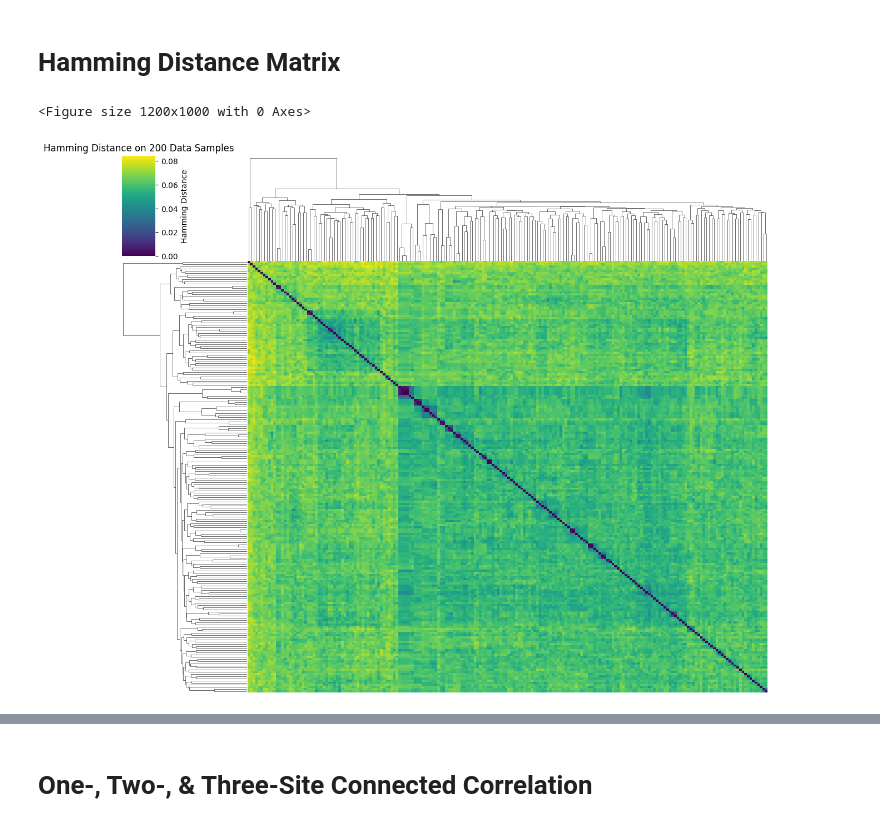
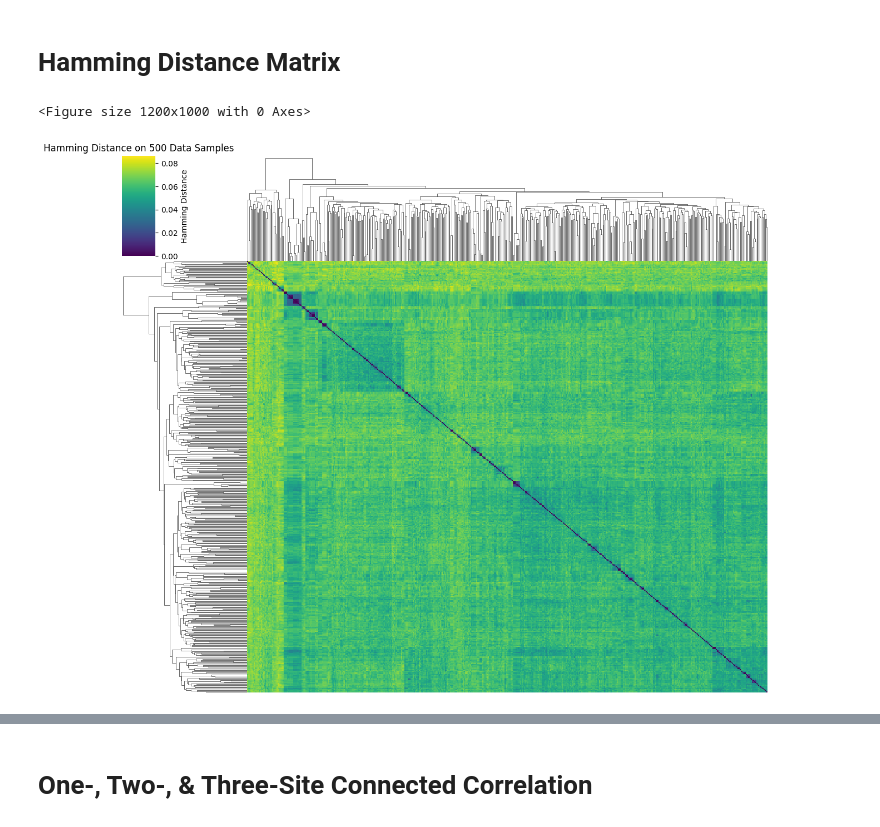
Before and after one commit to tferracina/ArDCA-Python, a Jupyter notebook: code/analyzing_results.ipynb, the cells around one changed output, grey strips where cells are left out. Saved outputs shown, nothing was run; the diff lists cells and outputs as text; code cells hidden in the pictures.

```diff
--- a/code/analyzing_results.ipynb
+++ b/code/analyzing_results.ipynb
@@ -100,29 +100,29 @@ plt.savefig("out/UMAP_MODEL")
 # %% [markdown]
 # Hamming Distance Matrix
 # %%
-N_SEQ = 200
+N_SEQ = 500
 
 random_indices = np.random.choice(alignment.shape[0], size=N_SEQ, replace=False)
 msa_samples = alignment[random_indices]
 
 X = one_hot_for_pca(msa_samples)
 dist_matrix = pairwise_distances(X, metric="hamming")
 
 plt.figure(figsize=(12, 10))
 cluster_grid = sns.clustermap(
     dist_matrix,
     cmap="viridis",
     figsize=(12, 10),
     method="average",  # Use average linkage for clustering
     xticklabels=False, # Hide x-axis labels
     yticklabels=False, # Hide y-axis labels
     cbar_kws={"label": "Hamming Distance"}
 )
 plt.title(f"Hamming Distance on {N_SEQ} Data Samples")
 plt.savefig("out/HD_DATA")
 # %% [output]
 <Figure size 1200x1000 with 0 Axes>
-[figure, old version]
+[figure, new version]
 # %%
 generated_seqs = model.sample_sequences(n_samples=N_SEQ, seed=42).numpy()
 Y = one_hot_for_pca(generated_seqs)
```
Also changed, not shown: parts of 6 cells of this notebook, 6 other files.
